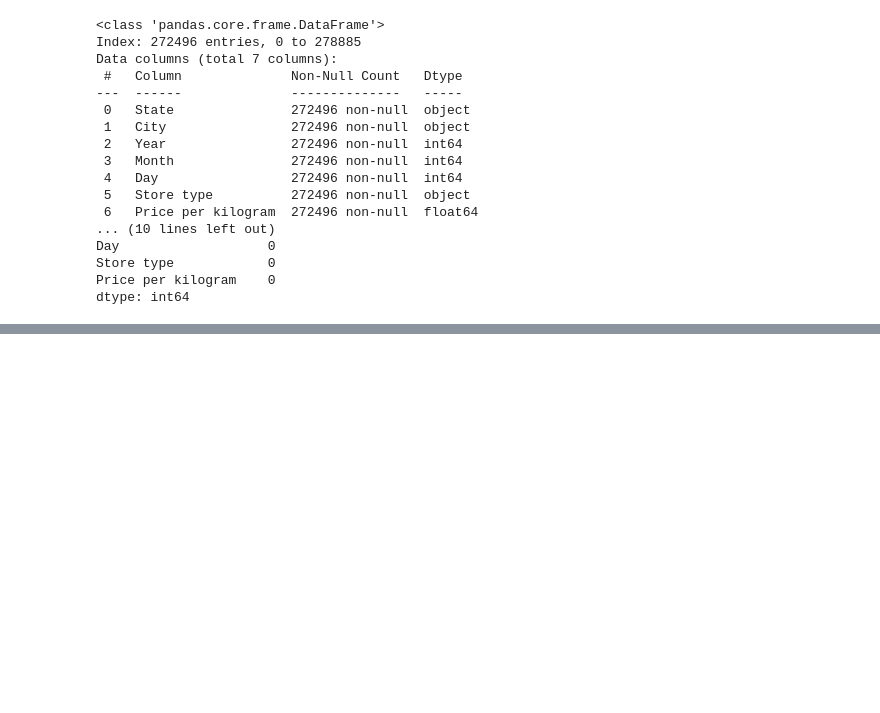
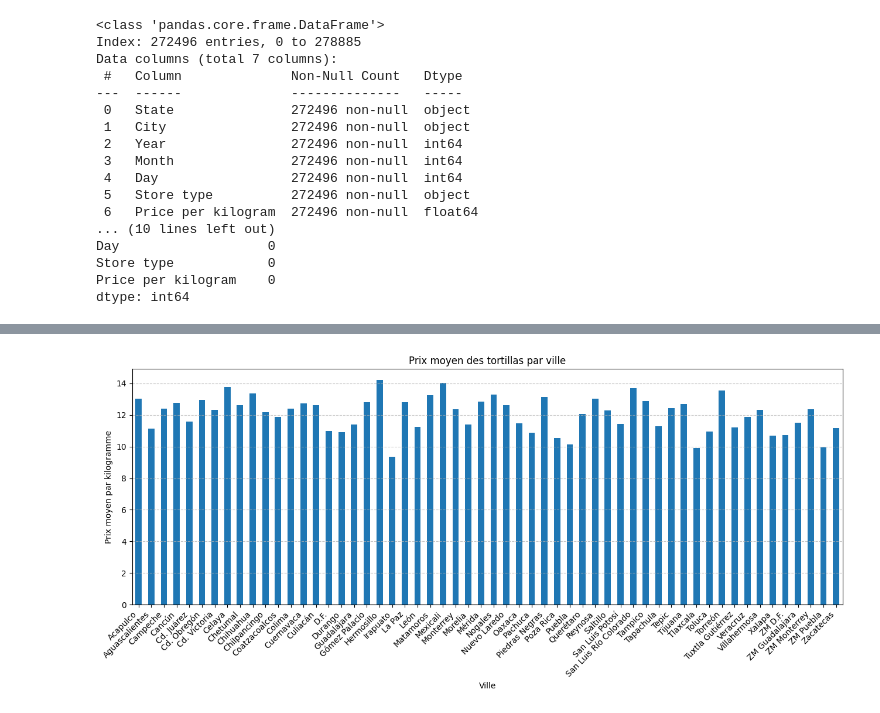
Before and after one commit to Rhapsoody/TortillaPredict, a Jupyter notebook: TortiPredict.ipynb, the cells around one changed output, grey strips where cells are left out. Saved outputs shown, nothing was run; the diff lists cells and outputs as text; code cells hidden in the pictures; blank space fills up the shorter version.

Commit message:
data visualisation in progress

```diff
--- a/TortiPredict.ipynb
+++ b/TortiPredict.ipynb
@@ -106,0 +109,4 @@ dtype: int64
+# %%
+cleaned_tortilla_datas = clean_tortilla_datas.drop_duplicates()
+
+print(cleaned_tortilla_datas.info())
@@ -106,0 +135,4 @@ dtype: int64
+# %%
+data_price_per_city = cleaned_tortilla_datas.groupby('City')['Price per kilogram'].mean()
+
+print(data_price_per_city, data_price_per_city.shape)
@@ -106,0 +157,12 @@ dtype: int64
+# %%
+plt.figure(figsize=(13, 6))
+data_price_per_city.plot(kind='bar')
+plt.title('Prix moyen des tortillas par ville')
+plt.xlabel('Ville')
+plt.ylabel('Prix moyen par kilogramme')
+plt.xticks(rotation=45, ha='right')
+plt.grid(axis='y', linestyle='--', alpha=0.7)
+plt.tight_layout()
+plt.show()
+# %% [output]
+[figure, added]
```
Also changed, not shown: parts of 10 cells of this notebook.
